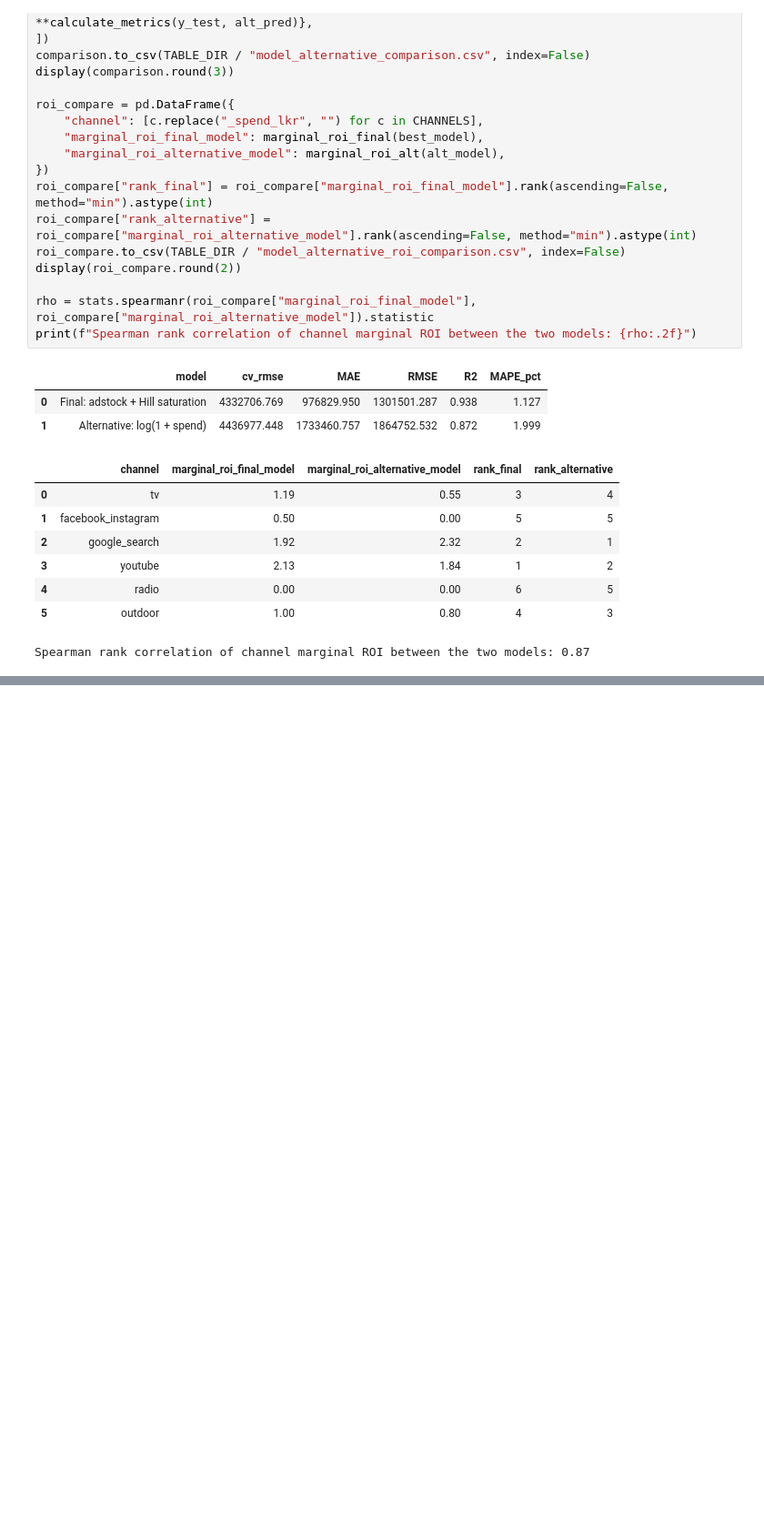
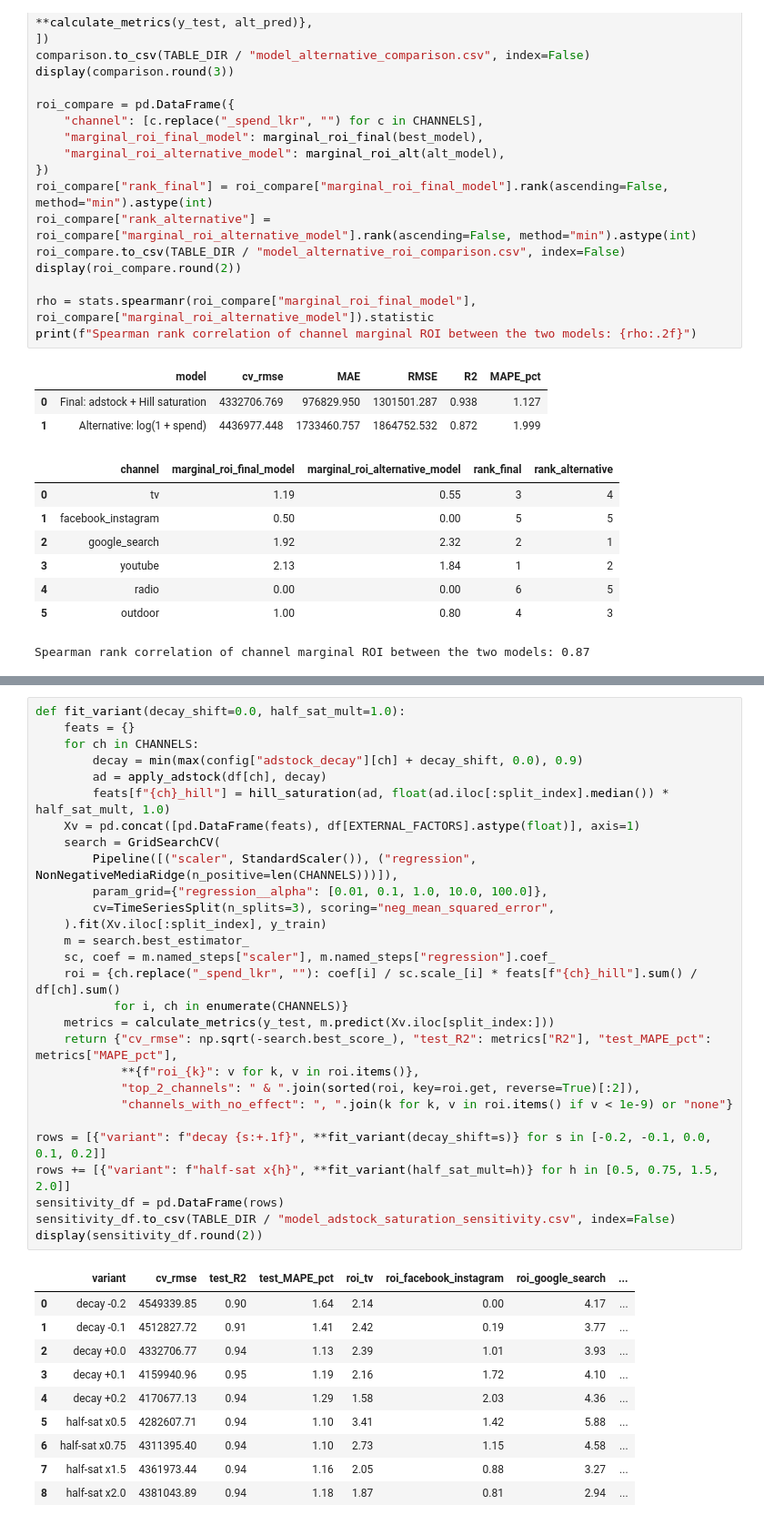
Before and after one commit to IBL11/mmm-budget-optimization, a Jupyter notebook: notebooks/05_modelling.ipynb, the cells around one changed output, grey strips where cells are left out. Shown at 91% size. Cells and saved outputs as stored; diff of their text form; blank space fills up the shorter version.

Commit message:
Add adstock and saturation sensitivity check to model validation

```diff
--- a/notebooks/05_modelling.ipynb
+++ b/notebooks/05_modelling.ipynb
@@ -840,0 +849,39 @@ Spearman rank correlation of channel marginal ROI between the two models: 0.87
+# %%
+def fit_variant(decay_shift=0.0, half_sat_mult=1.0):
+    feats = {}
+    for ch in CHANNELS:
+        decay = min(max(config["adstock_decay"][ch] + decay_shift, 0.0), 0.9)
+        ad = apply_adstock(df[ch], decay)
+        feats[f"{ch}_hill"] = hill_saturation(ad, float(ad.iloc[:split_index].median()) * half_sat_mult, 1.0)
+    Xv = pd.concat([pd.DataFrame(feats), df[EXTERNAL_FACTORS].astype(float)], axis=1)
+    search = GridSearchCV(
+        Pipeline([("scaler", StandardScaler()), ("regression", NonNegativeMediaRidge(n_positive=len(CHANNELS)))]),
+        param_grid={"regression__alpha": [0.01, 0.1, 1.0, 10.0, 100.0]},
+        cv=TimeSeriesSplit(n_splits=3), scoring="neg_mean_squared_error",
+    ).fit(Xv.iloc[:split_index], y_train)
+    m = search.best_estimator_
+    sc, coef = m.named_steps["scaler"], m.named_steps["regression"].coef_
+    roi = {ch.replace("_spend_lkr", ""): coef[i] / sc.scale_[i] * feats[f"{ch}_hill"].sum() / df[ch].sum()
+           for i, ch in enumerate(CHANNELS)}
+    metrics = calculate_metrics(y_test, m.predict(Xv.iloc[split_index:]))
+    return {"cv_rmse": np.sqrt(-search.best_score_), "test_R2": metrics["R2"], "test_MAPE_pct": metrics["MAPE_pct"],
+            **{f"roi_{k}": v for k, v in roi.items()},
+            "top_2_channels": " & ".join(sorted(roi, key=roi.get, reverse=True)[:2]),
+            "channels_with_no_effect": ", ".join(k for k, v in roi.items() if v < 1e-9) or "none"}
+
+rows = [{"variant": f"decay {s:+.1f}", **fit_variant(decay_shift=s)} for s in [-0.2, -0.1, 0.0, 0.1, 0.2]]
+rows += [{"variant": f"half-sat x{h}", **fit_variant(half_sat_mult=h)} for h in [0.5, 0.75, 1.5, 2.0]]
+sensitivity_df = pd.DataFrame(rows)
+sensitivity_df.to_csv(TABLE_DIR / "model_adstock_saturation_sensitivity.csv", index=False)
+display(sensitivity_df.round(2))
+# %% [output]
+|  | variant | cv_rmse | test_R2 | test_MAPE_pct | roi_tv | roi_facebook_instagram | roi_google_search | ... |
+| 0 | decay -0.2 | 4549339.85 | 0.90 | 1.64 | 2.14 | 0.00 | 4.17 | ... |
+| 1 | decay -0.1 | 4512827.72 | 0.91 | 1.41 | 2.42 | 0.19 | 3.77 | ... |
+| 2 | decay +0.0 | 4332706.77 | 0.94 | 1.13 | 2.39 | 1.01 | 3.93 | ... |
+| 3 | decay +0.1 | 4159940.96 | 0.95 | 1.19 | 2.16 | 1.72 | 4.10 | ... |
+| 4 | decay +0.2 | 4170677.13 | 0.94 | 1.29 | 1.58 | 2.03 | 4.36 | ... |
+| 5 | half-sat x0.5 | 4282607.71 | 0.94 | 1.10 | 3.41 | 1.42 | 5.88 | ... |
+| 6 | half-sat x0.75 | 4311395.40 | 0.94 | 1.10 | 2.73 | 1.15 | 4.58 | ... |
+| 7 | half-sat x1.5 | 4361973.44 | 0.94 | 1.16 | 2.05 | 0.88 | 3.27 | ... |
+| 8 | half-sat x2.0 | 4381043.89 | 0.94 | 1.18 | 1.87 | 0.81 | 2.94 | ... |
```
Also changed, not shown: parts of 1 cell of this notebook, 2 other files.
